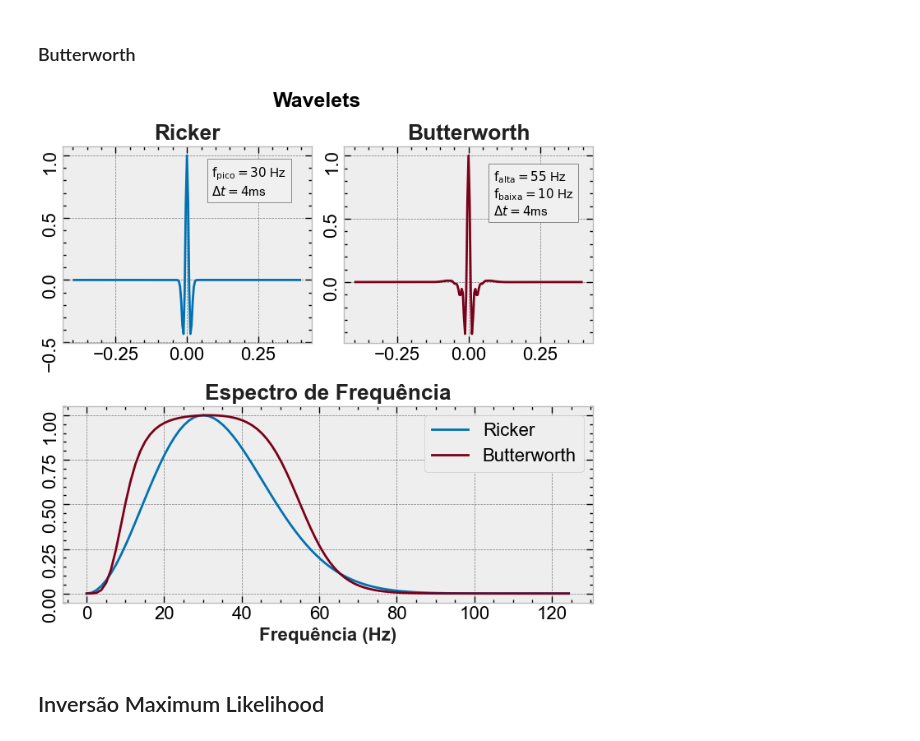
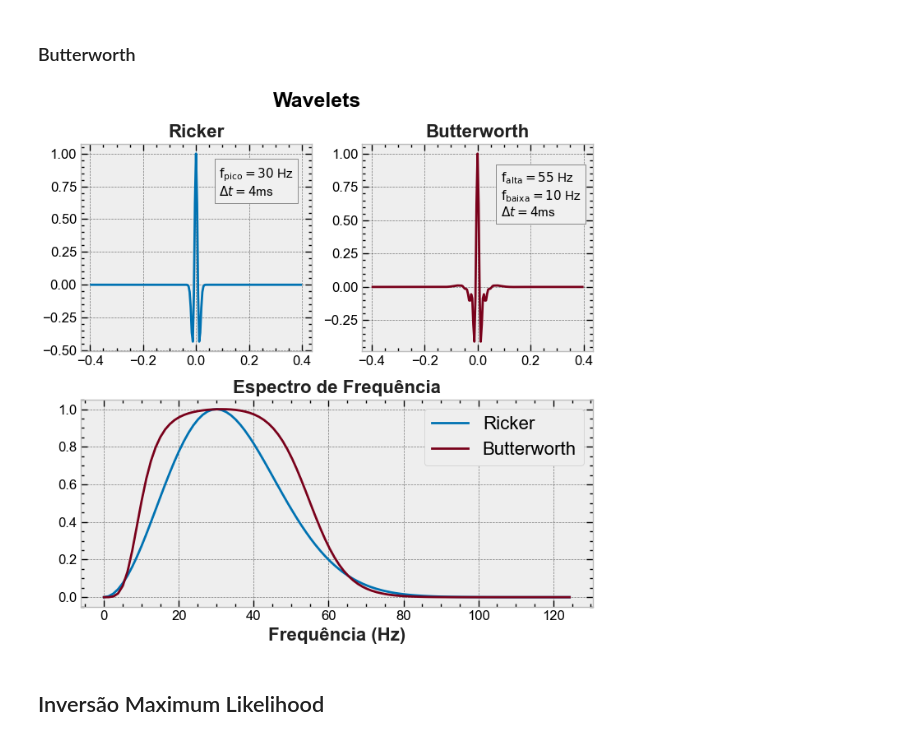
Before and after one commit to albano-a/tcc_methodology, a Jupyter notebook: main.ipynb, the cells around one changed output. Saved outputs shown, nothing was run; the diff lists cells and outputs as text; code cells hidden in the pictures.

```diff
--- a/main.ipynb
+++ b/main.ipynb
@@ -19,8 +19,9 @@ TERCIARY = "firebrick"
 ALTERNATIVE = "darkorange"
 TEXT_COLOR = "#212121"
 plt.rc("font", family="Arial")
-FONT_SIZE = 19
-LABEL_SIZE = 16
+FONT_SIZE = 16
+LABEL_SIZE = 12
+PARAM_SIZE = 14
 VMIN = 6000
 VMAX = 17000
 # %% [markdown]
@@ -196,7 +198,7 @@ plt.suptitle("Wavelets", fontsize=18, fontweight="bold")
 
 plt.subplot2grid((2, 2), (0, 0))
 plt.plot(twlet, wlet, color=PRIMARY)
-plt.tick_params(axis="y", labelsize=LABEL_SIZE, rotation=90)
+plt.tick_params(axis="both", labelsize=LABEL_SIZE)
 plt.title("Ricker", fontsize=FONT_SIZE, color=TEXT_COLOR, fontweight="bold")
 plt.text(
     0.60,
@@ -204,38 +206,37 @@ plt.text(
     textstr1,
     fontsize=11,
     transform=plt.gca().transAxes,
     bbox=dict(facecolor="#f0f0f0", edgecolor="#616161"),
 )
 
 plt.subplot2grid((2, 2), (0, 1))
 plt.plot(twlet_b, wlet_b, color=SECONDARY_DARK)
-plt.tick_params(axis="y", labelsize=LABEL_SIZE, rotation=90)
+plt.tick_params(axis="both", labelsize=LABEL_SIZE)
 plt.title("Butterworth", fontsize=FONT_SIZE, color=TEXT_COLOR, fontweight="bold")
 plt.text(
     0.60,
     0.65,
     textstr2,
     fontsize=11,
     transform=plt.gca().transAxes,
     bbox=dict(facecolor="#f0f0f0", edgecolor="#616161"),
 )
 
 plt.subplot2grid((2, 2), (1, 0), colspan=2)
-plt.tick_params(axis="y", labelsize=LABEL_SIZE, rotation=90)
+plt.tick_params(axis="both", labelsize=LABEL_SIZE)
 plt.plot(freqs, fft, color=PRIMARY, label="Ricker")
 plt.title(
     "Espectro de Frequência", fontsize=FONT_SIZE, color=TEXT_COLOR, fontweight="bold"
 )
 plt.plot(freqs_b, fft_b, color=SECONDARY_DARK, label="Butterworth")
 plt.xlabel("Frequência (Hz)", color=TEXT_COLOR, fontweight="bold")
 plt.legend(loc="upper right")
 
 plt.tight_layout()
-plt.savefig("Figures/grid_wavelets.png", dpi=1000, bbox_inches="tight")
-plt.savefig("Figures/grid_wavelets.svg", dpi=1000, bbox_inches="tight")
+plt.savefig("Figures/grid_wavelets.png", dpi=500, bbox_inches="tight")
 plt.show()
 # %% [output]
-[figure, old version]
+[figure, new version]
 # %% [markdown]
 ## Inversão Maximum Likelihood
 # %% [markdown]
```
Also changed, not shown: parts of 5 cells of this notebook, 9 other files.
